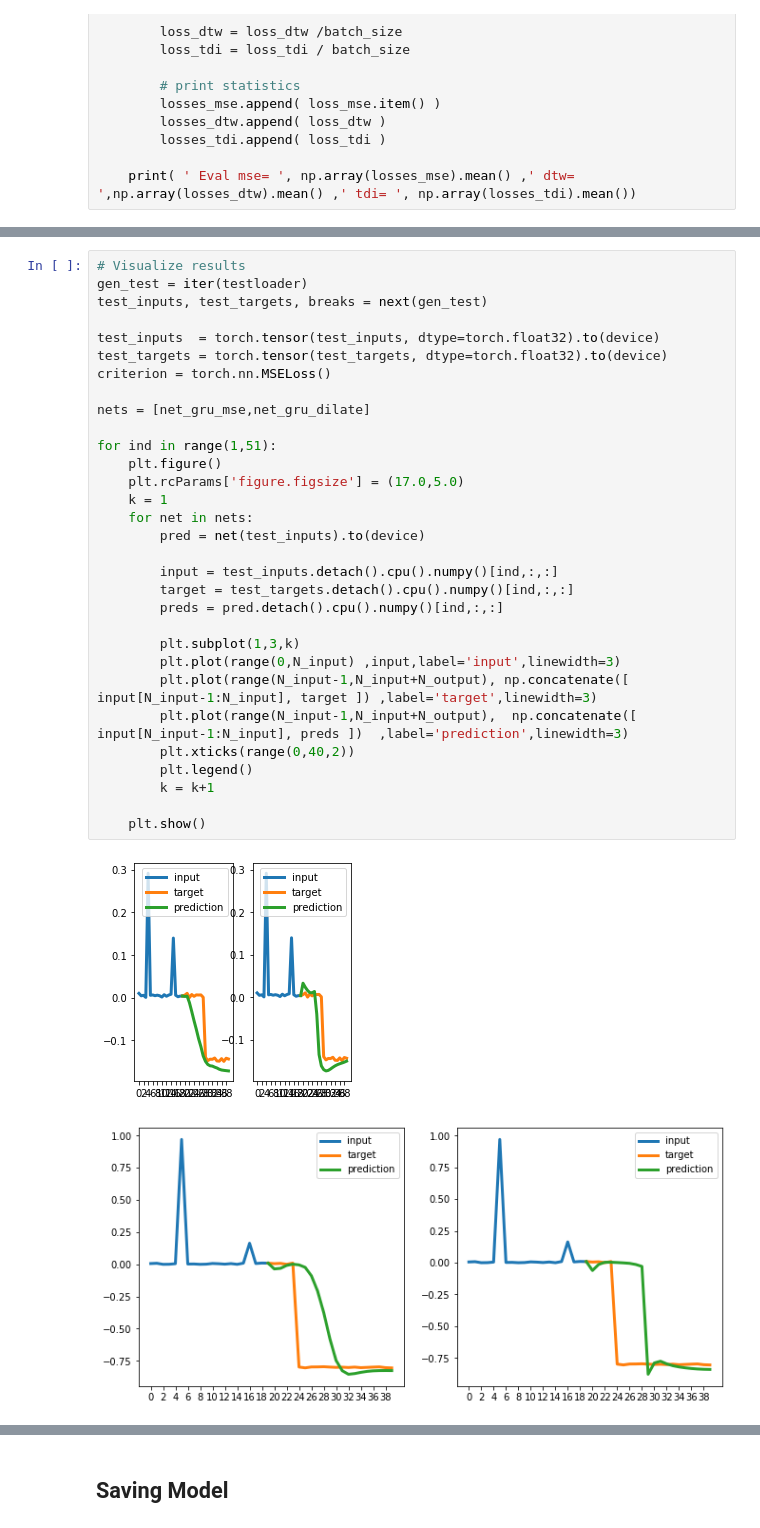
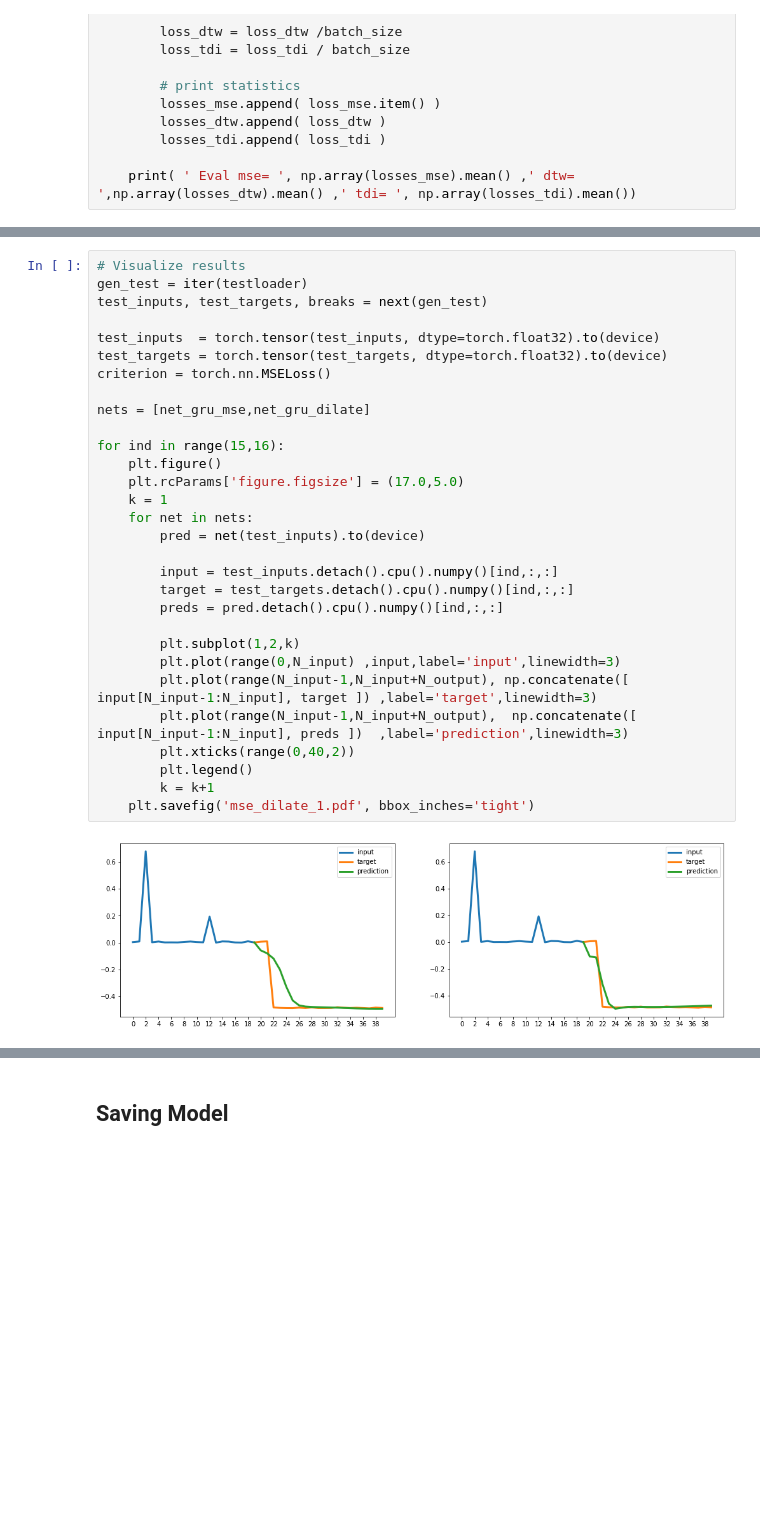
Before and after one commit to COMP6248-Reproducability-Challenge/COMP6248-Reproducibility-Challenge, a Jupyter notebook: implementation/main_notebook.ipynb, the cells around one changed output, grey strips where cells are left out. Drawn from its saved outputs; the diff is of its cells as text; blank space fills up the shorter version.

Commit message:
Get figures for report

```diff
--- a/implementation/main_notebook.ipynb
+++ b/implementation/main_notebook.ipynb
@@ -158,34 +190,32 @@ epoch  450  loss  0.003790043294429779  loss shape  0  loss temporal  0
 # %%
 # Visualize results
 gen_test = iter(testloader)
 test_inputs, test_targets, breaks = next(gen_test)
 
 test_inputs  = torch.tensor(test_inputs, dtype=torch.float32).to(device)
 test_targets = torch.tensor(test_targets, dtype=torch.float32).to(device)
 criterion = torch.nn.MSELoss()
 
 nets = [net_gru_mse,net_gru_dilate]
 
-for ind in range(1,51):
+for ind in range(15,16):
     plt.figure()
     plt.rcParams['figure.figsize'] = (17.0,5.0)
     k = 1
     for net in nets:
         pred = net(test_inputs).to(device)
 
         input = test_inputs.detach().cpu().numpy()[ind,:,:]
         target = test_targets.detach().cpu().numpy()[ind,:,:]
         preds = pred.detach().cpu().numpy()[ind,:,:]
 
-        plt.subplot(1,3,k)
+        plt.subplot(1,2,k)
         plt.plot(range(0,N_input) ,input,label='input',linewidth=3)
         plt.plot(range(N_input-1,N_input+N_output), np.concatenate([ input[N_input-1:N_input], target ]) ,label='target',linewidth=3)
         plt.plot(range(N_input-1,N_input+N_output),  np.concatenate([ input[N_input-1:N_input], preds ])  ,label='prediction',linewidth=3)
         plt.xticks(range(0,40,2))
         plt.legend()
         k = k+1
-
-    plt.show()
+    plt.savefig('mse_dilate_1.pdf', bbox_inches='tight')
 # %% [output]
-[figure, old version]
+[figure, new version]
-[figure, removed]
```
Also changed, not shown: parts of 5 cells of this notebook, 6 other files.
